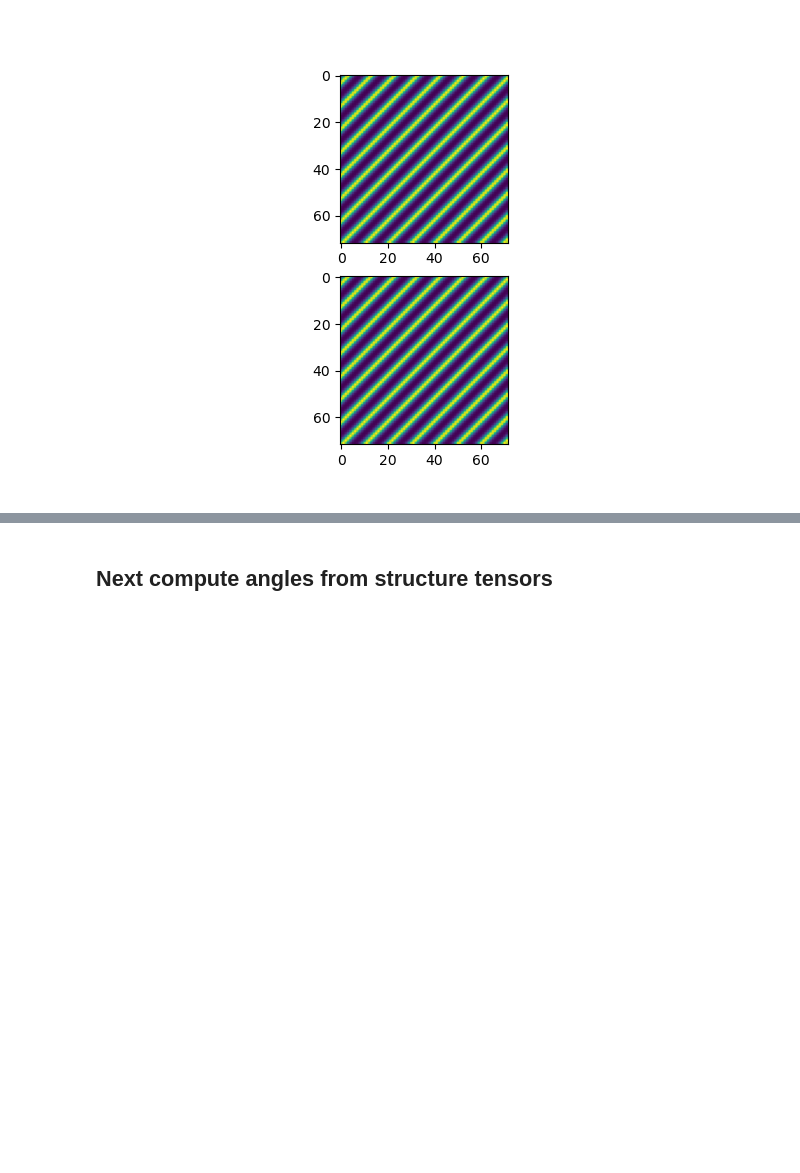
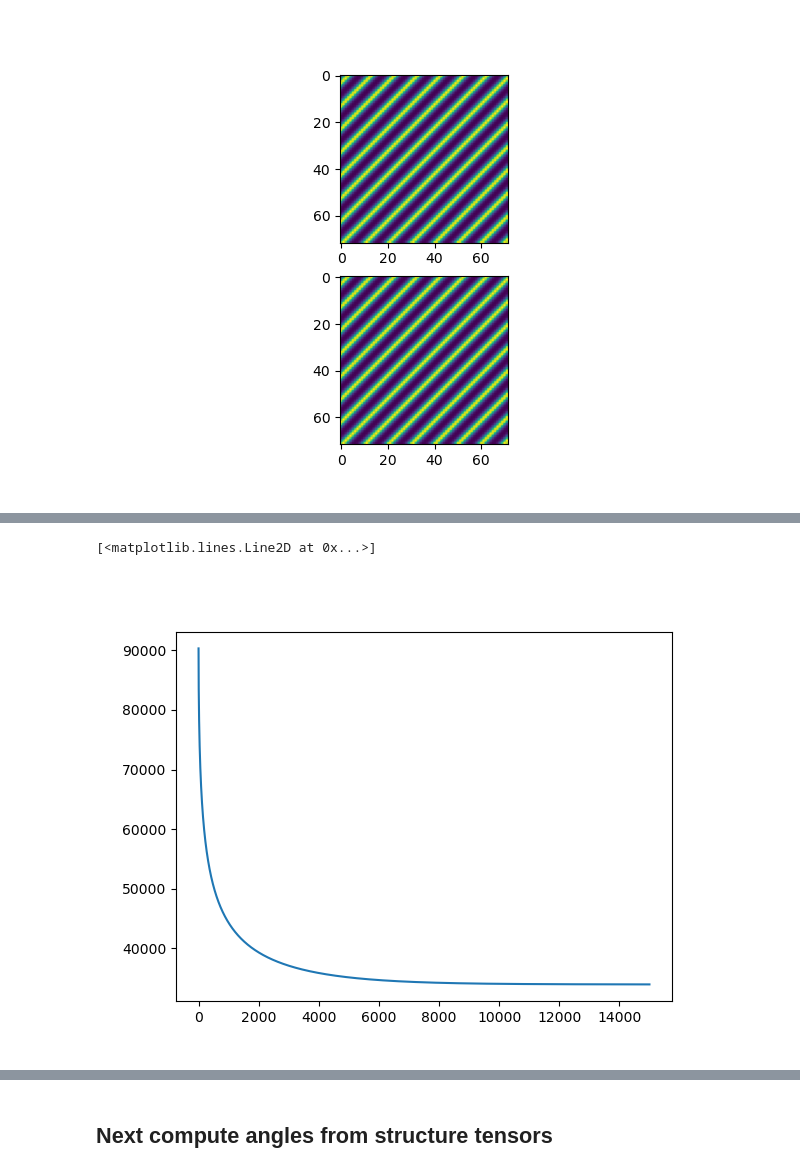
Before and after one commit to BrysonGray/fibermetric, a Jupyter notebook: notebooks/make_sta_figures.ipynb, the cells around one changed output, grey strips where cells are left out. Saved outputs shown, nothing was run; the diff lists cells and outputs as text; code cells hidden in the pictures; blank space fills up the shorter version.

```diff
--- a/notebooks/make_sta_figures.ipynb
+++ b/notebooks/make_sta_figures.ipynb
@@ -523,0 +653,23 @@ plt.imshow(new_image[:,36])
+# %%
+n_pts = 96
+theta = np.pi - np.random.rand(n_pts)
+phi = 2 * np.pi - np.random.rand(n_pts)
+hsph_initial = HemiSphere(theta=theta, phi=phi)
+hsph_updated, potential = disperse_charges(hsph_initial,15000, const=0.2)
+
+vertices = hsph_updated.vertices
+# values = np.ones(vertices.shape[0])
+# bvecs = np.vstack((vertices))
+# bvals = np.hstack((bvalue * values))
+# # add some b=0 bvals/bvecs
+# bvecs = np.insert(bvecs, (0,bvecs.shape[0]), np.array([0,0,0]), axis = 0)
+# bvals = np.insert(bvals, (0, bvals.shape[0]), 0)
+
+# gtab = gradient_table(bvals, bvecs)
+sph_gtab = Sphere(xyz=np.vstack((vertices,-vertices)))
+
+plt.figure()
+plt.plot(potential)
+# %% [output]
+[<matplotlib.lines.Line2D at 0x...>]
+[figure, added]
```
Also changed, not shown: parts of 14 cells of this notebook, 7 other files.
